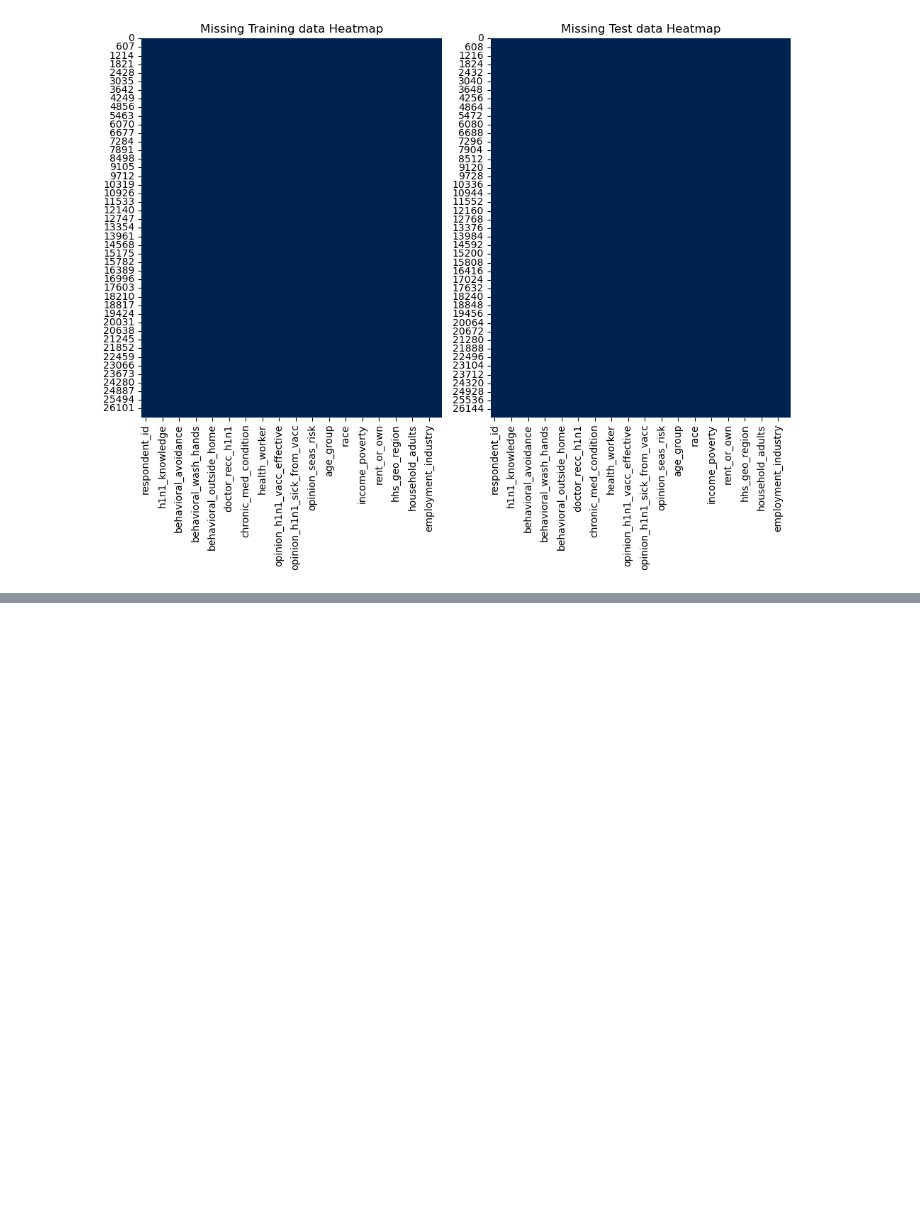
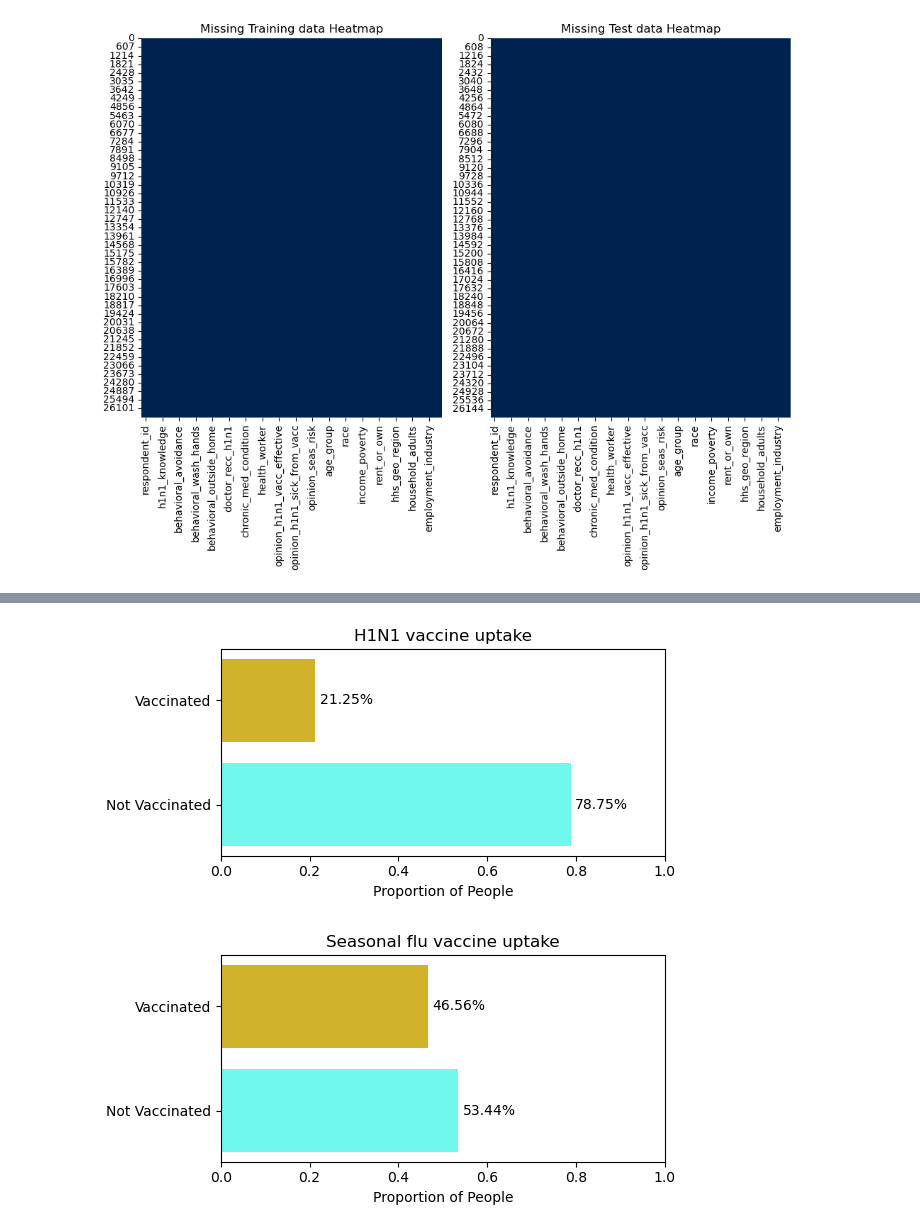
Before and after one commit to jnnjogu/H1N1-influenza, a Jupyter notebook: project.ipynb, the cells around one changed output, grey strips where cells are left out. Cells and saved outputs as stored; diff of their text form; code cells hidden in the pictures; blank space fills up the shorter version.

```diff
--- a/project.ipynb
+++ b/project.ipynb
@@ -350,0 +364,29 @@ plt.show()
+# %%
+def vaccine_counts(vaccine_count, title):
+    "This function takes in vaccination counts and title and generates a simple bar chart from the input"
+    fig, ax = plt.subplots(figsize=(6, 3))
+
+    # Plot horizontal bar chart
+    bars = ax.barh(vaccine_count.index.map({0: "Not Vaccinated", 1: "Vaccinated"}),
+                vaccine_count.values,
+                color=["#13F4E19A", "#D0B22B"])
+
+    # This adds value labels to bars
+    for bar in bars:
+        ax.text(bar.get_width() + 0.01,
+                bar.get_y() + bar.get_height()/2,
+                f"{bar.get_width():.2%}",
+                va='center', fontsize=10)
+
+    ax.set_xlabel("Proportion of People")
+    ax.set_title(title)
+    ax.set_xlim(0, 1)
+    plt.tight_layout()
+    plt.show()
+# %%
+# Here we are generating the vaccination counts from the data
+
+h1n1_count = df_training_labels.h1n1_vaccine.value_counts(normalize=True)
+seasonal_vaccine_count = df_training_labels['seasonal_vaccine'].value_counts(normalize=True)
+
+print(f"This is the result of {h1n1_count} and this is the one for the seasonal {seasonal_vaccine_count}")
@@ -350,0 +401,6 @@ plt.show()
+# %%
+vaccine_counts(h1n1_count,'H1N1 vaccine uptake')
+vaccine_counts(seasonal_vaccine_count,'Seasonal flu vaccine uptake')
+# %% [output]
+[figure, added]
+[figure, added]
```
Also changed, not shown: parts of 26 cells of this notebook.
